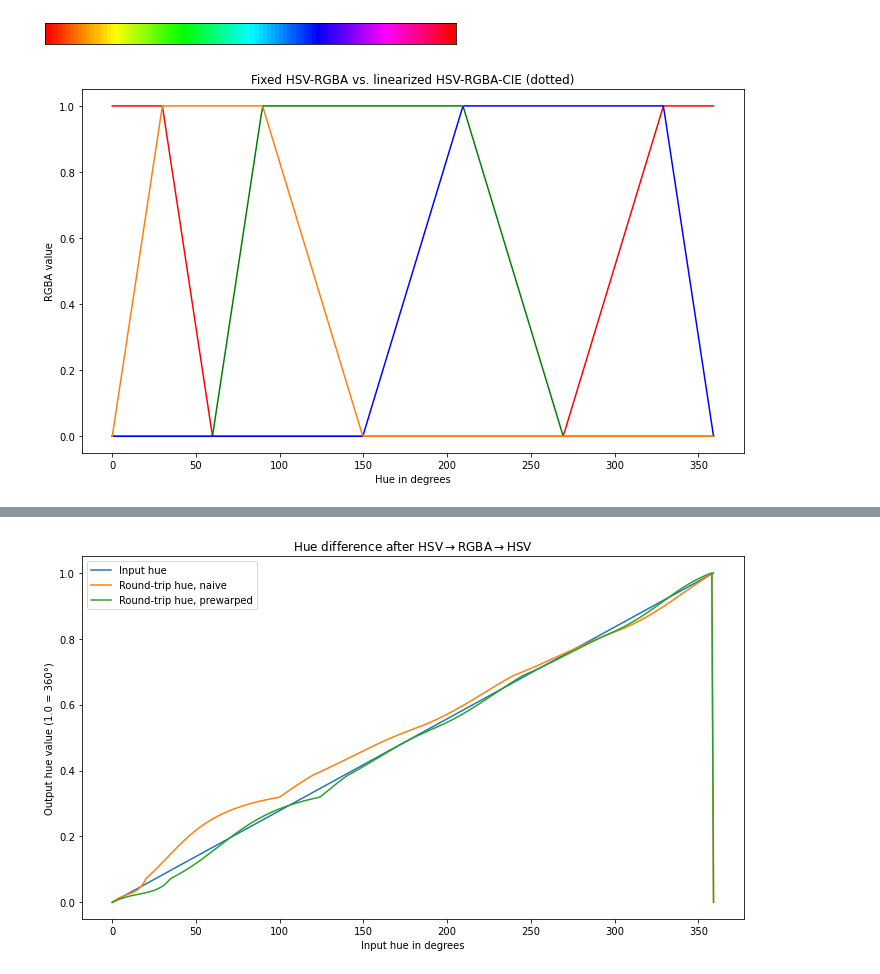
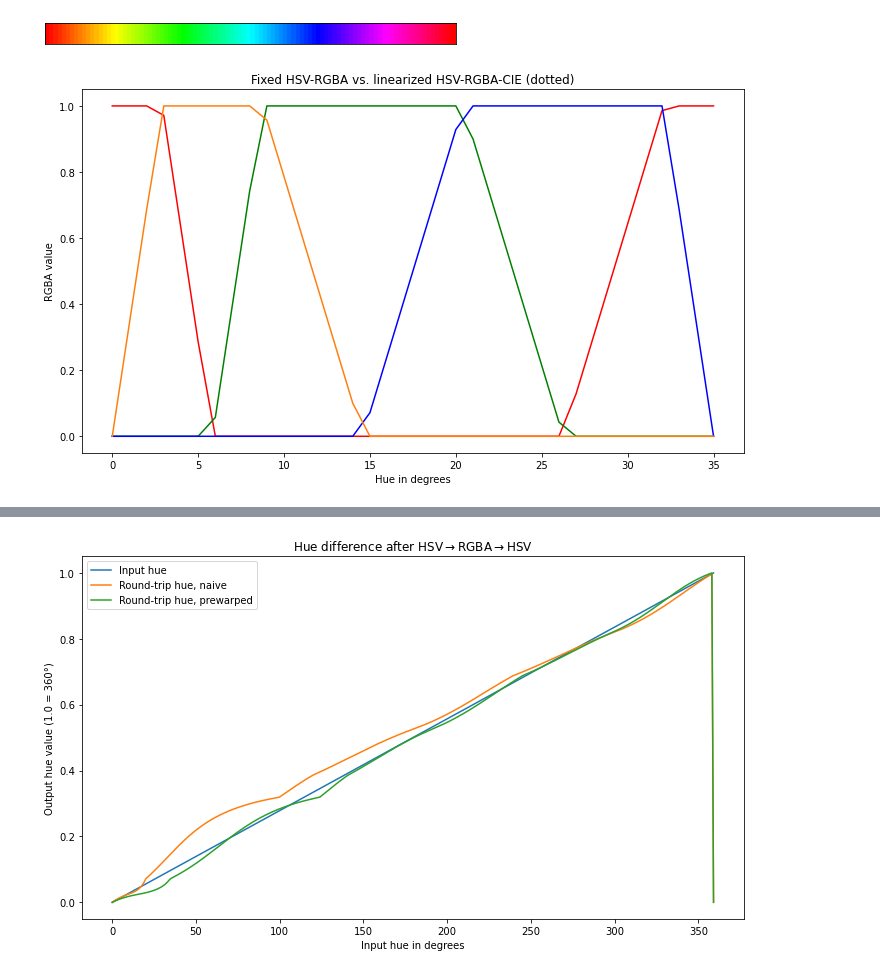
Before and after one commit to headrotor/colorxform, a Jupyter notebook: linearized_RGBA_to_hue.ipynb, the cells around one changed output, grey strips where cells are left out. Saved outputs shown, nothing was run; the diff lists cells and outputs as text; code cells hidden in the pictures.

```diff
--- a/linearized_RGBA_to_hue.ipynb
+++ b/linearized_RGBA_to_hue.ipynb
@@ -93,35 +93,35 @@ sat = 1.0
 val = 1.0
 
 # Use num =36 to compute regression & CIE plots, num=360 for plots!
-#for hue in np.linspace(0., 1., num=36):
-for hue in np.linspace(0., 1., num=360):
+for hue in np.linspace(0., 1., num=36):
+#for hue in np.linspace(0., 1., num=360):
     gamut_HSV.append(np.array([hue, sat, val]))
     gamut_RGBA.append(np.array(cx.HSV_to_RGBA(hue, sat, val)))
     gamut_RGBA_CIE.append(np.array(cx.HSV_to_RGBA_CIE(hue, sat, val, warp = False)))
     gamut_RGBA_CIE_warp.append(np.array(cx.HSV_to_RGBA_CIE(hue, sat, val, warp = True)))
 
 gamut_HSV = np.array(gamut_HSV)
 gamut_RGBA = np.array(gamut_RGBA)
 gamut_RGBA_CIE = np.array(gamut_RGBA_CIE)
 gamut_RGBA_CIE_warp = np.array(gamut_RGBA_CIE_warp)
 
 figure = plt.figure()
 ax2 = figure.add_subplot()
 
 ax2.plot(gamut_RGBA[:,0],'r')
 ax2.plot(gamut_RGBA[:,1],'g')
 ax2.plot(gamut_RGBA[:,2],'b')
 ax2.plot(gamut_RGBA[:,3], color='tab:orange')
 
 
 #ax2.plot(gamut_RGBA_CIE_warp[:,0],'r',linestyle='dotted')
 #ax2.plot(gamut_RGBA_CIE_warp[:,1],'g',linestyle='dotted')
 #ax2.plot(gamut_RGBA_CIE_warp[:,2],'b',linestyle='dotted')
 #ax2.plot(gamut_RGBA_CIE_warp[:,3], color='tab:orange', linestyle='dotted')
 
 plt.title("Fixed HSV-RGBA vs. linearized HSV-RGBA-CIE (dotted)")
 plt.ylabel("RGBA value")
 plt.xlabel("Hue in degrees")
 figure.savefig("RGBA-HSV-CIE-nowarp.png")
 # %% [output]
-[figure, old version]
+[figure, new version]
```
Also changed, not shown: parts of 3 cells of this notebook, 6 other files.
